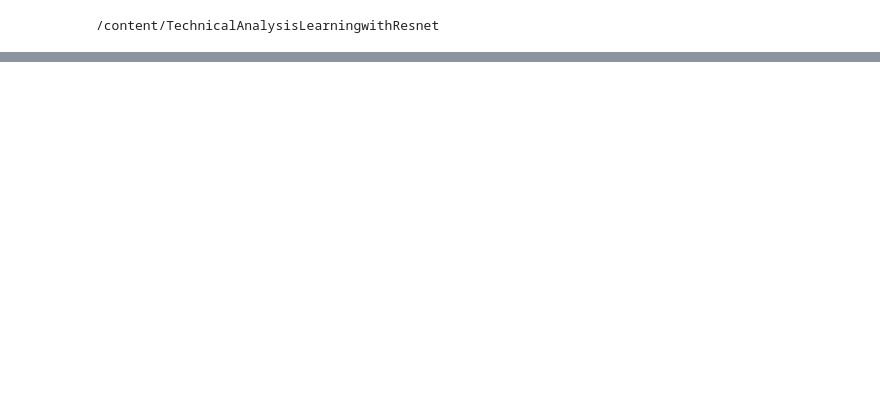
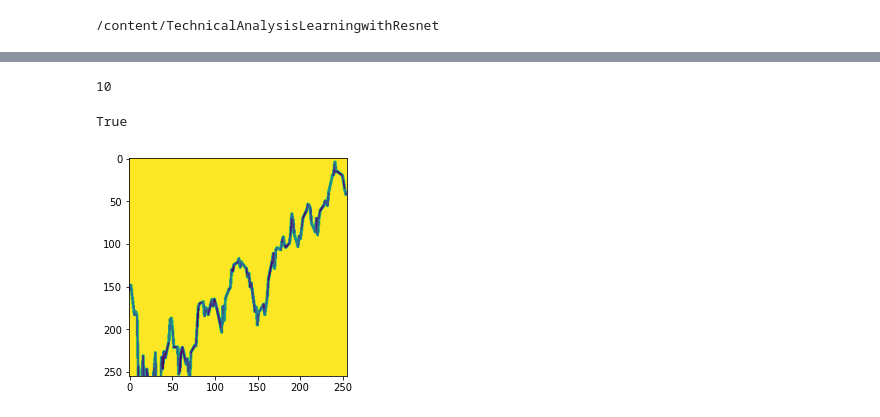
Before and after one commit to imiled/TechnicalAnalysisLearningwithResnet, a Jupyter notebook: TechnicalAnalysisLearningwithResnet.ipynb, the cells around one changed output, grey strips where cells are left out. Cells and saved outputs as stored; diff of their text form; code cells hidden in the pictures; blank space fills up the shorter version.

```diff
--- a/TechnicalAnalysisLearningwithResnet.ipynb
+++ b/TechnicalAnalysisLearningwithResnet.ipynb
@@ -113,0 +160,10 @@ OSError: SavedModel file does not exist at: /content/TechnicalAnalysisLearningwi
+# %%
+%cd lib
+import pandas as pd
+import matplotlib.pyplot as plt
+import numpy as np
+from source import plot_example_image, read_dataset_by_path,line_to_image255
+x_train,_,x_test,_ =read_dataset_by_path('/content/TechnicalAnalysisLearningwithResnet/datas/dataset/dataset_by_number')
+x_train_image=line_to_image255(x_train)
+plot_example_image(x_train_image)
+%cd ../
@@ -113,0 +174,4 @@ OSError: SavedModel file does not exist at: /content/TechnicalAnalysisLearningwi
+# %%
+np.minimum(x_train.shape[0],10)
+# %% [output]
+10
@@ -113,0 +180,16 @@ OSError: SavedModel file does not exist at: /content/TechnicalAnalysisLearningwi
+# %%
+import cv2
+img = x_train_image[10,]
+#img.resize(255,255)
+cv2.imwrite('/content/TechnicalAnalysisLearningwithResnet/test.PNG',img )
+# %% [output]
+True
+# %%
+import matplotlib.pyplot as plt
+fig1 = plt.figure()
+img=x_train_image[25][:][:]
+plt.imshow(img[:,:,0])
+cv2.imwrite('/content/TechnicalAnalysisLearningwithResnet/test.PNG',img[:,:,0] )
+fig1.savefig('/content/TechnicalAnalysisLearningwithResnet/test3.PNG', dpi=100)
+# %% [output]
+[figure, added]
```
Also changed, not shown: parts of 25 cells of this notebook.
